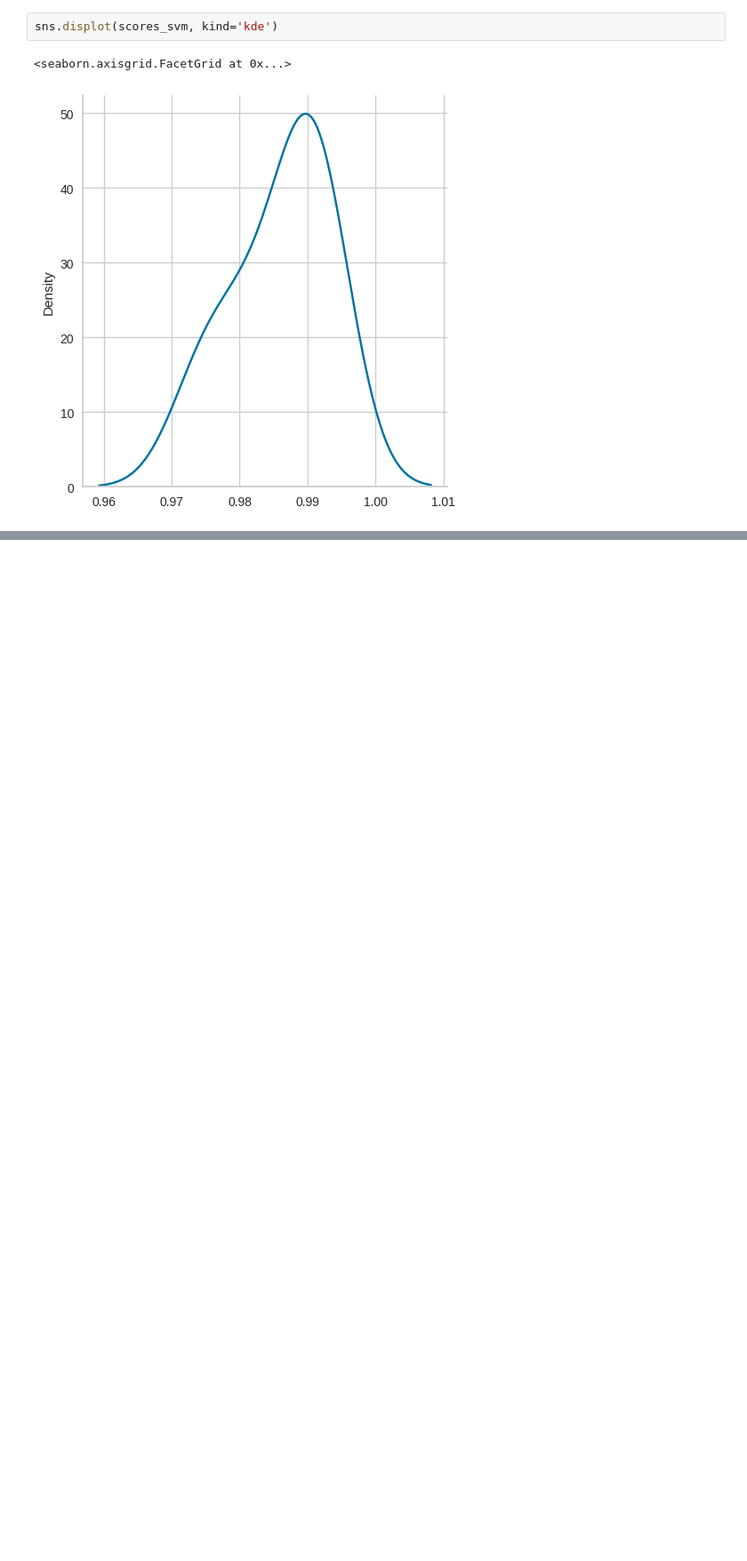
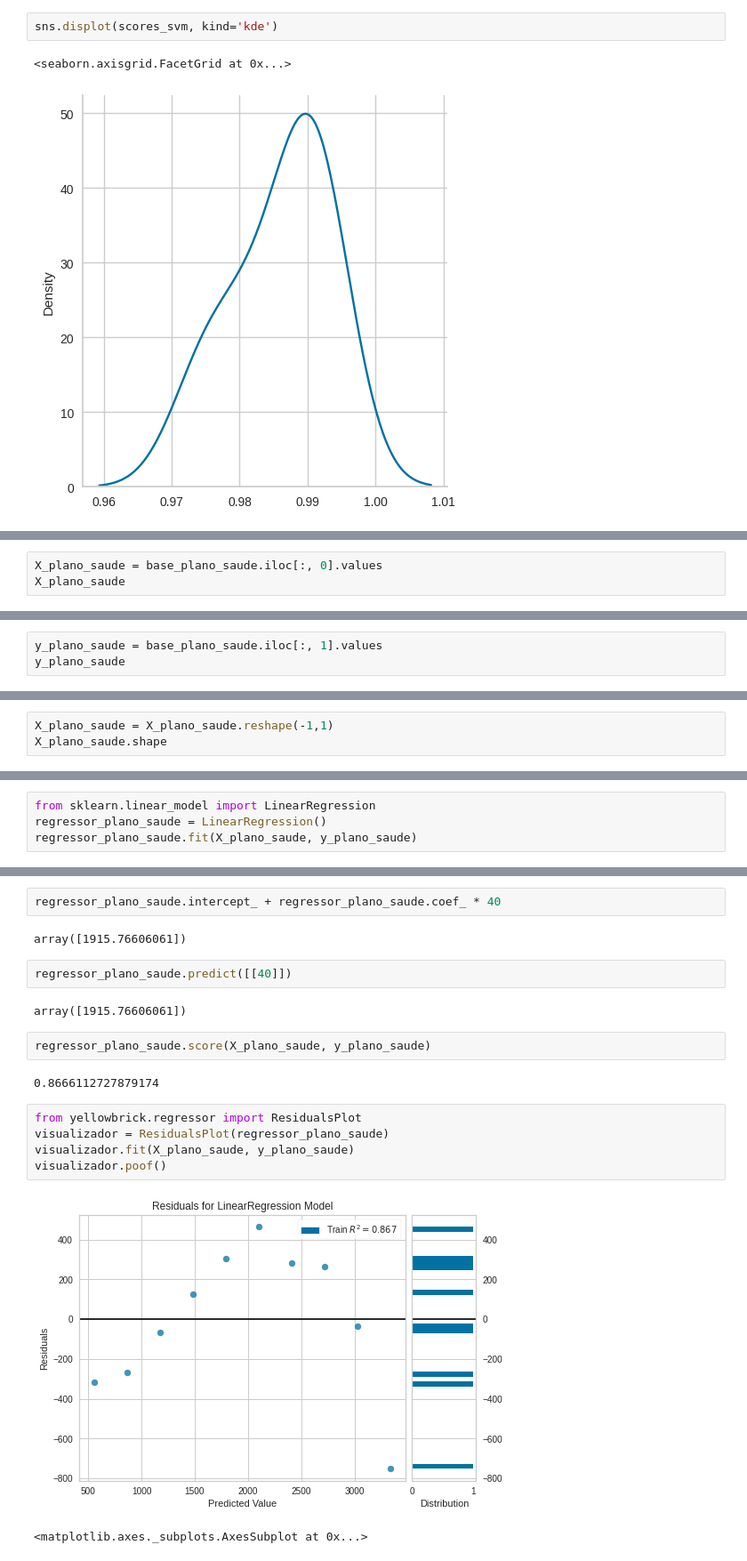
Before and after one commit to rafflds/Portfolio_Datascience, a Jupyter notebook: Portfolio_DataScience.ipynb, the cells around one changed output, grey strips where cells are left out. Shown at 89% size. Cells and saved outputs as stored; diff of their text form; blank space fills up the shorter version.

```diff
--- a/Portfolio_DataScience.ipynb
+++ b/Portfolio_DataScience.ipynb
@@ -1017,0 +1054,3 @@ sns.displot(scores_svm, kind='kde')
+# %%
+X_plano_saude = base_plano_saude.iloc[:, 0].values
+X_plano_saude
@@ -1017,0 +1059,3 @@ sns.displot(scores_svm, kind='kde')
+# %%
+y_plano_saude = base_plano_saude.iloc[:, 1].values
+y_plano_saude
@@ -1017,0 +1073,3 @@ sns.displot(scores_svm, kind='kde')
+# %%
+X_plano_saude = X_plano_saude.reshape(-1,1)
+X_plano_saude.shape
@@ -1017,0 +1078,4 @@ sns.displot(scores_svm, kind='kde')
+# %%
+from sklearn.linear_model import LinearRegression
+regressor_plano_saude = LinearRegression()
+regressor_plano_saude.fit(X_plano_saude, y_plano_saude)
@@ -1017,0 +1111,20 @@ sns.displot(scores_svm, kind='kde')
+# %%
+regressor_plano_saude.intercept_ + regressor_plano_saude.coef_ * 40
+# %% [output]
+array([1915.76606061])
+# %%
+regressor_plano_saude.predict([[40]])
+# %% [output]
+array([1915.76606061])
+# %%
+regressor_plano_saude.score(X_plano_saude, y_plano_saude)
+# %% [output]
+0.8666112727879174
+# %%
+from yellowbrick.regressor import ResidualsPlot
+visualizador = ResidualsPlot(regressor_plano_saude)
+visualizador.fit(X_plano_saude, y_plano_saude)
+visualizador.poof()
+# %% [output]
+[figure, added]
+<matplotlib.axes._subplots.AxesSubplot at 0x...>
```
Also changed, not shown: parts of 219 cells of this notebook.
